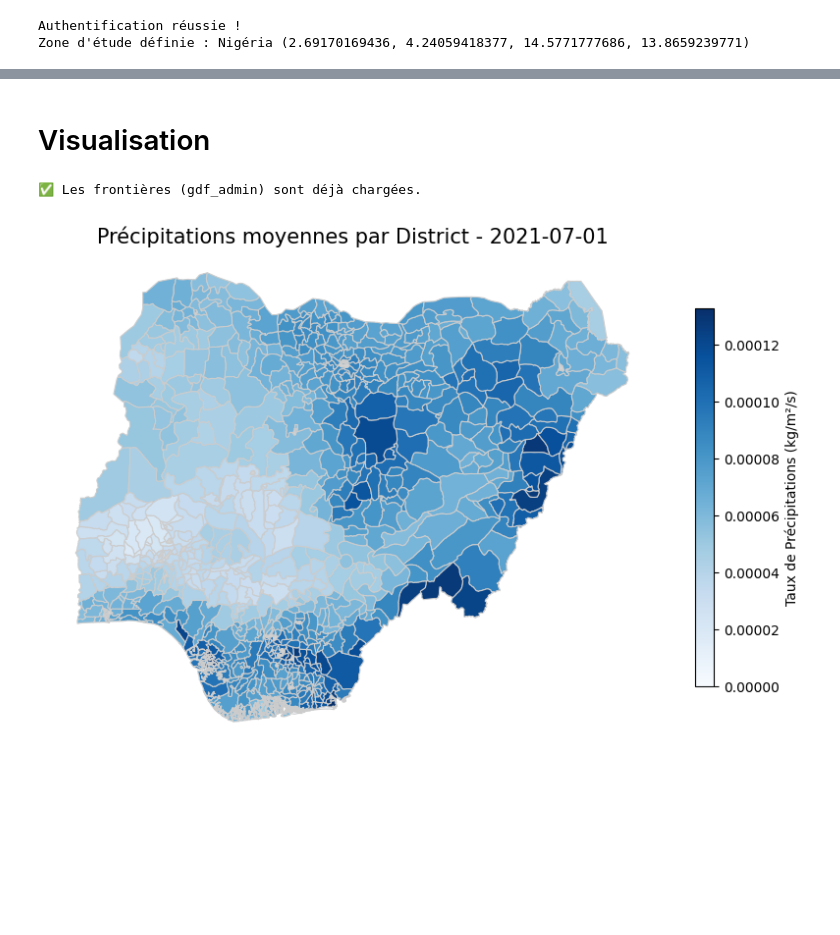
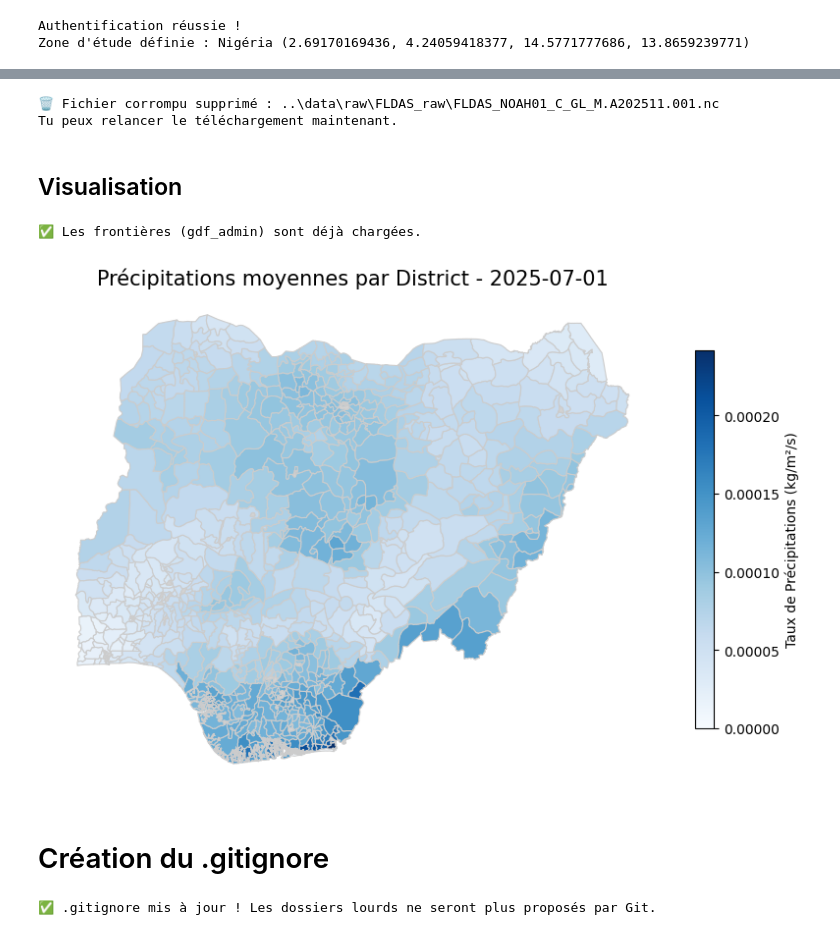
Before and after one commit to tnourlyn/Projet-de-Statapp---WFP-, a Jupyter notebook: notebooks/NASA_admin2_valou.ipynb, the cells around one changed output, grey strips where cells are left out. Cells and saved outputs as stored; diff of their text form; code cells hidden in the pictures; blank space fills up the shorter version.

```diff
--- a/notebooks/NASA_admin2_valou.ipynb
+++ b/notebooks/NASA_admin2_valou.ipynb
@@ -449,5 +511,25 @@ Prêt ! Dimensions : (43620, 31)
+# %%
+import os
+
+# Chemin vers le fichier corrompu (identifié dans ton erreur)
+# J'utilise le chemin relatif standard, adapte si besoin
+bad_file = os.path.join("..", "data", "raw", "FLDAS_raw", "FLDAS_NOAH01_C_GL_M.A202511.001.nc")
+
+if os.path.exists(bad_file):
+    try:
+        os.remove(bad_file)
+        print(f"🗑️ Fichier corrompu supprimé : {bad_file}")
+        print("Tu peux relancer le téléchargement maintenant.")
+    except PermissionError:
+        print("🔒 Impossible de supprimer le fichier car il est utilisé.")
+        print("👉 RESTART TON KERNEL (Kernel -> Restart) et réessaie cette cellule.")
+else:
+    print(f"Le fichier n'existe pas (ou a déjà été supprimé) : {bad_file}")
+# %% [output]
+🗑️ Fichier corrompu supprimé : ..\data\raw\FLDAS_raw\FLDAS_NOAH01_C_GL_M.A202511.001.nc
+Tu peux relancer le téléchargement maintenant.
 # %% [markdown]
-# Visualisation
+## Visualisation
 # %%
 import geopandas as gpd
 import json
@@ -494,35 +576,60 @@ import matplotlib.pyplot as plt
 # 1. Choisir une date à visualiser
 # Regardons quelles dates sont disponibles
 # print(df_final['time'].unique())
-target_date = "2021-07-01"  # Exemple : Juillet 2021 (Saison des pluies)
+target_date = "2025-07-01"
 
 # 2. Filtrer les données pour cette date
 df_view = df_final[df_final['time'] == target_date]
 
 if df_view.empty:
     print(f"⚠️ Pas de données pour la date {target_date}. Vérifiez le format.")
 else:
     # 3. Jointure : On remet les formes (gdf_admin) sur les données
     # On utilise gdf_admin qu'on a chargé "à la main" dans la Cellule 4
     gdf_plot = gdf_admin.merge(df_view, on=['NAME_1', 'NAME_2'], how='left')
 
     # 4. Création de la carte
     fig, ax = plt.subplots(figsize=(10, 10))
 
     # On choisit la variable à afficher (ici 'Rainf_f_tavg' = Pluie)
     gdf_plot.plot(
         column='Rainf_f_tavg',
         cmap='Blues',           # Palette de couleurs (Blues, Reds, Viridis, Plasma...)
         linewidth=0.8,
         edgecolor='0.8',
         legend=True,
         legend_kwds={'label': "Taux de Précipitations (kg/m²/s)", 'shrink': 0.5},
         missing_kwds={'color': 'lightgrey'}, # Griser les zones sans données
         ax=ax
     )
 
     ax.set_title(f"Précipitations moyennes par District - {target_date}", fontsize=15)
     ax.set_axis_off() # Enlève les axes X/Y (Longitude/Latitude)
     plt.show()
 # %% [output]
-[figure, old version]
+[figure, new version]
+# %% [markdown]
+# Création du .gitignore
+# %%
+import os
+
+# 1. Définition des dossiers à ignorer (ceux qui polluent ton git status)
+folders_to_ignore = [
+    "notebooks/global_0.1_degree_representation/",
+    "notebooks/global_0.1_degree_tiff_all/",
+    "src/**/__pycache__/" # Pour nettoyer les caches Python
+]
+
+# 2. Chemin du .gitignore
+project_root = os.path.abspath(os.path.join(os.getcwd(), ".."))
+gitignore_path = os.path.join(project_root, ".gitignore")
+
+# 3. Ajout au fichier existant
+with open(gitignore_path, "a") as f: # "a" pour append (ajouter à la fin)
+    f.write("\n# --- AJOUTS SPECIFIQUES ---\n")
+    for folder in folders_to_ignore:
+        f.write(f"{folder}\n")
+
+print(f"✅ .gitignore mis à jour ! Les dossiers lourds ne seront plus proposés par Git.")
+# %% [output]
+✅ .gitignore mis à jour ! Les dossiers lourds ne seront plus proposés par Git.
```
Also changed, not shown: parts of 11 cells of this notebook, 1 other file.
